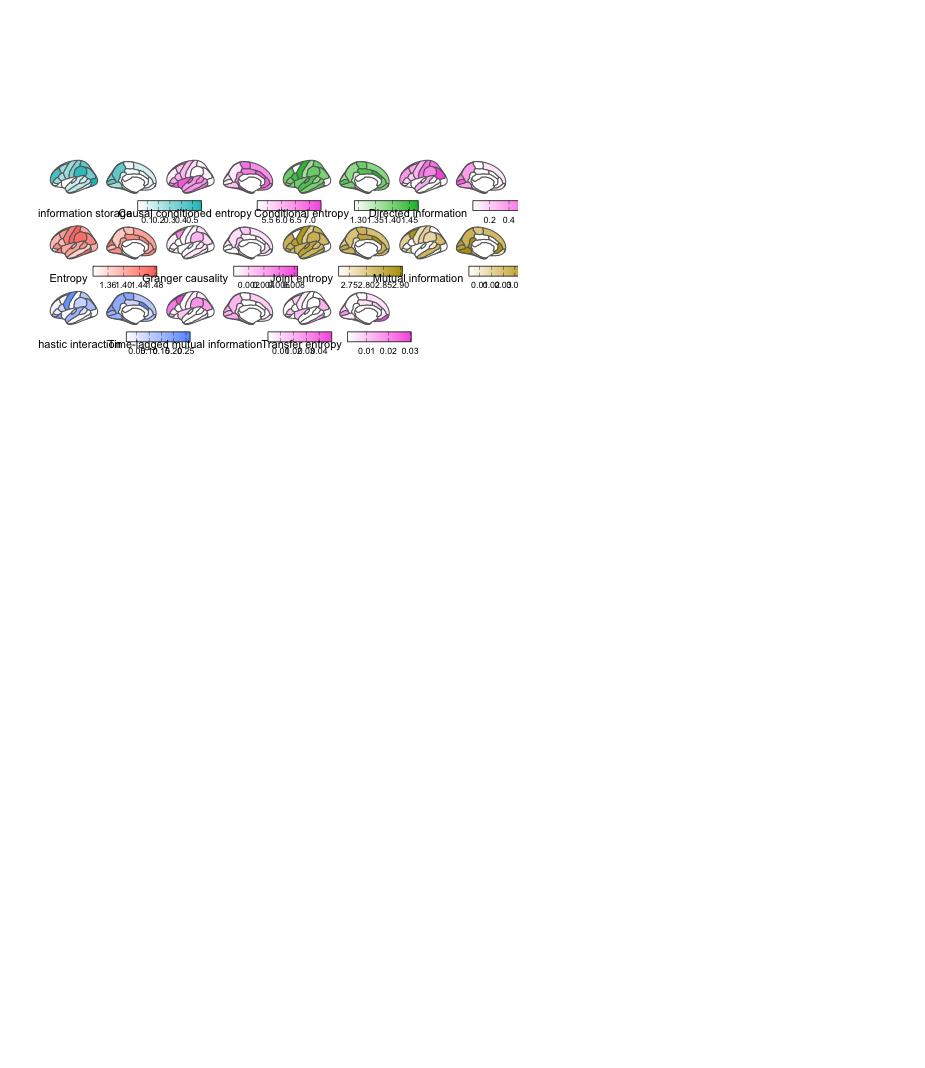
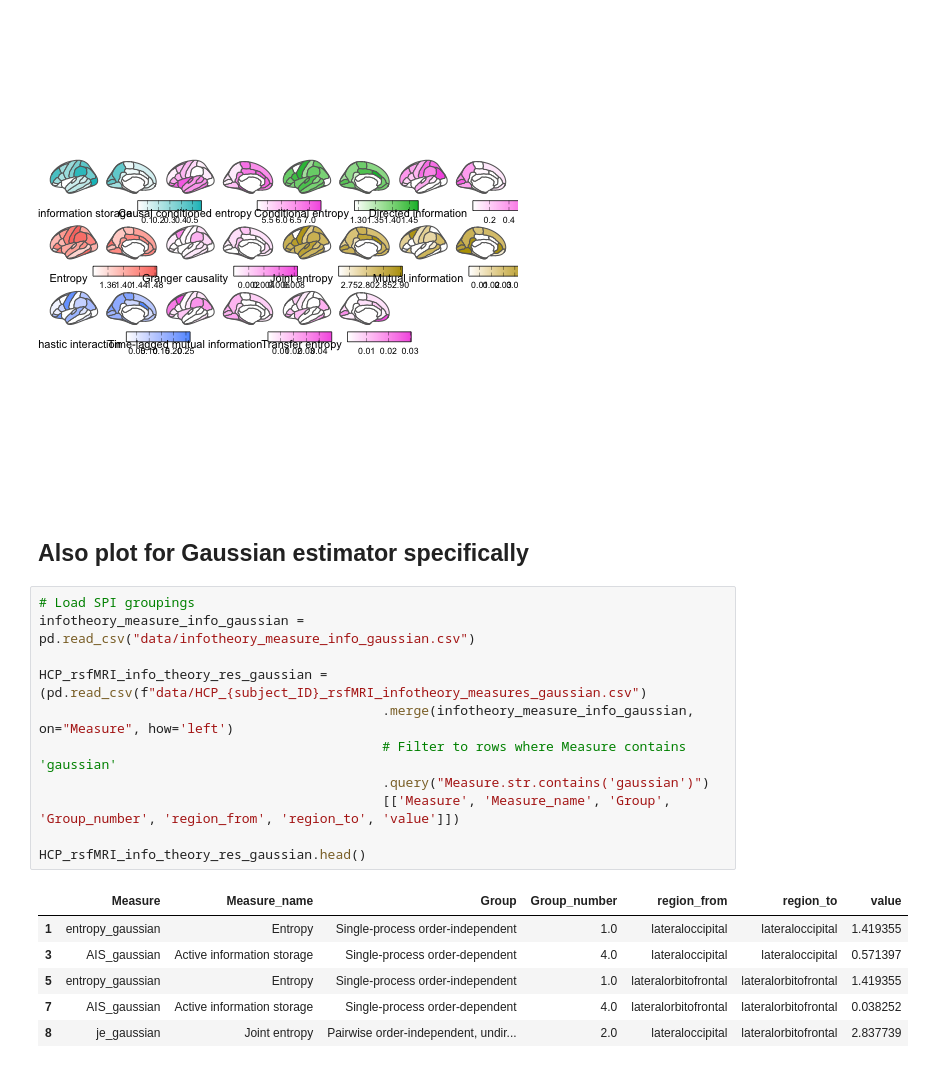
Before and after one commit to anniegbryant/info_theory_visuals, a Jupyter notebook: fMRI_analyze_infotheory_measures.ipynb, the cells around one changed output. Cells and saved outputs as stored; diff of their text form; blank space fills up the shorter version.

Commit message:
Add Gaussian estimator analysis and timing for info theory measures

```diff
--- a/fMRI_analyze_infotheory_measures.ipynb
+++ b/fMRI_analyze_infotheory_measures.ipynb
@@ -193,3 +200,23 @@ In left_join(., as_tibble(dk)) :
 ℹ If a many-to-many relationship is expected, set `relationship =
   "many-to-many"` to silence this warning.
 [figure]
+# %% [markdown]
+## Also plot for Gaussian estimator specifically
+# %%
+# Load SPI groupings
+infotheory_measure_info_gaussian = pd.read_csv("data/infotheory_measure_info_gaussian.csv")
+
+HCP_rsfMRI_info_theory_res_gaussian = (pd.read_csv(f"data/HCP_{subject_ID}_rsfMRI_infotheory_measures_gaussian.csv")
+                                            .merge(infotheory_measure_info_gaussian, on="Measure", how='left')
+                                            # Filter to rows where Measure contains 'gaussian'
+                                            .query("Measure.str.contains('gaussian')")
+                                            [['Measure', 'Measure_name', 'Group', 'Group_number', 'region_from', 'region_to', 'value']])
+
+HCP_rsfMRI_info_theory_res_gaussian.head()
+# %% [output]
+|  | Measure | Measure_name | Group | Group_number | region_from | region_to | value |
+| 1 | entropy_gaussian | Entropy | Single-process order-independent | 1.0 | lateraloccipital | lateraloccipital | 1.419355 |
+| 3 | AIS_gaussian | Active information storage | Single-process order-dependent | 4.0 | lateraloccipital | lateraloccipital | 0.571397 |
+| 5 | entropy_gaussian | Entropy | Single-process order-independent | 1.0 | lateralorbitofrontal | lateralorbitofrontal | 1.419355 |
+| 7 | AIS_gaussian | Active information storage | Single-process order-dependent | 4.0 | lateralorbitofrontal | lateralorbitofrontal | 0.038252 |
+| 8 | je_gaussian | Joint entropy | Pairwise order-independent, undir... | 2.0 | lateraloccipital | lateralorbitofrontal | 2.837739 |
```
Also changed, not shown: parts of 3 cells of this notebook, 21 other files.
